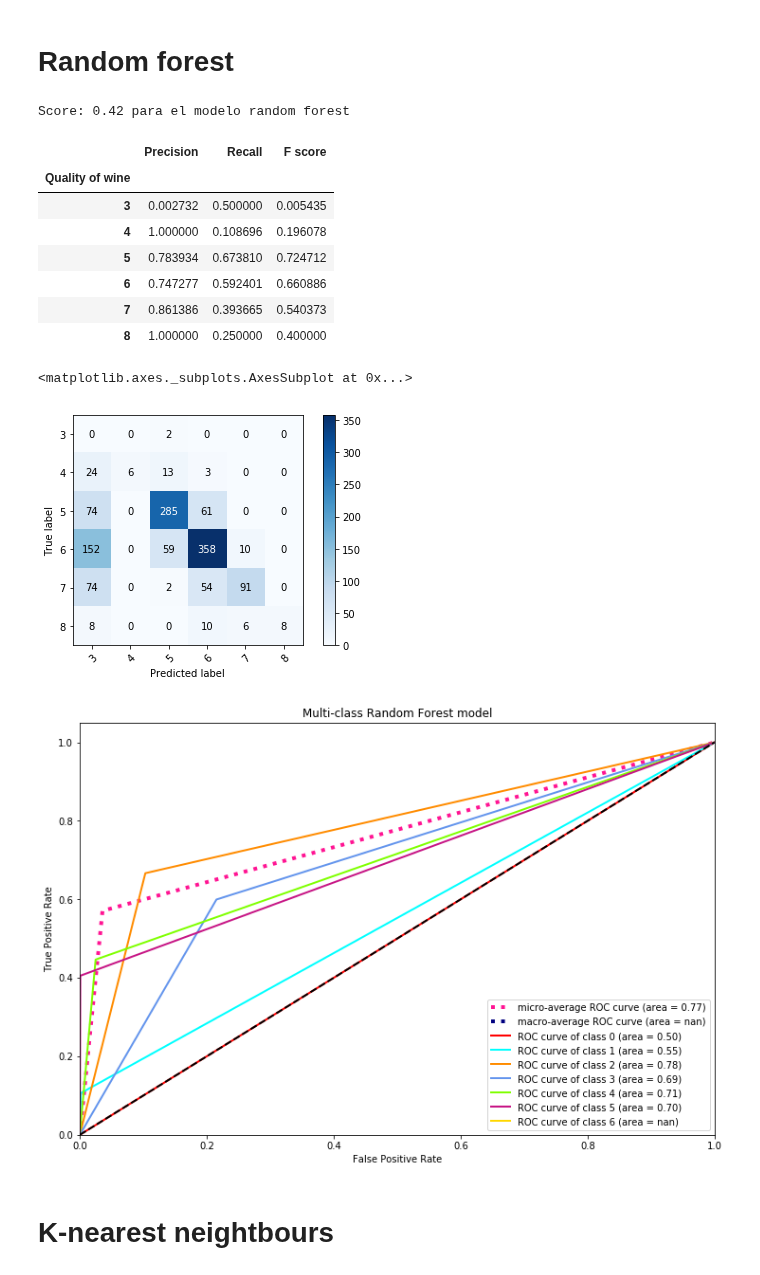
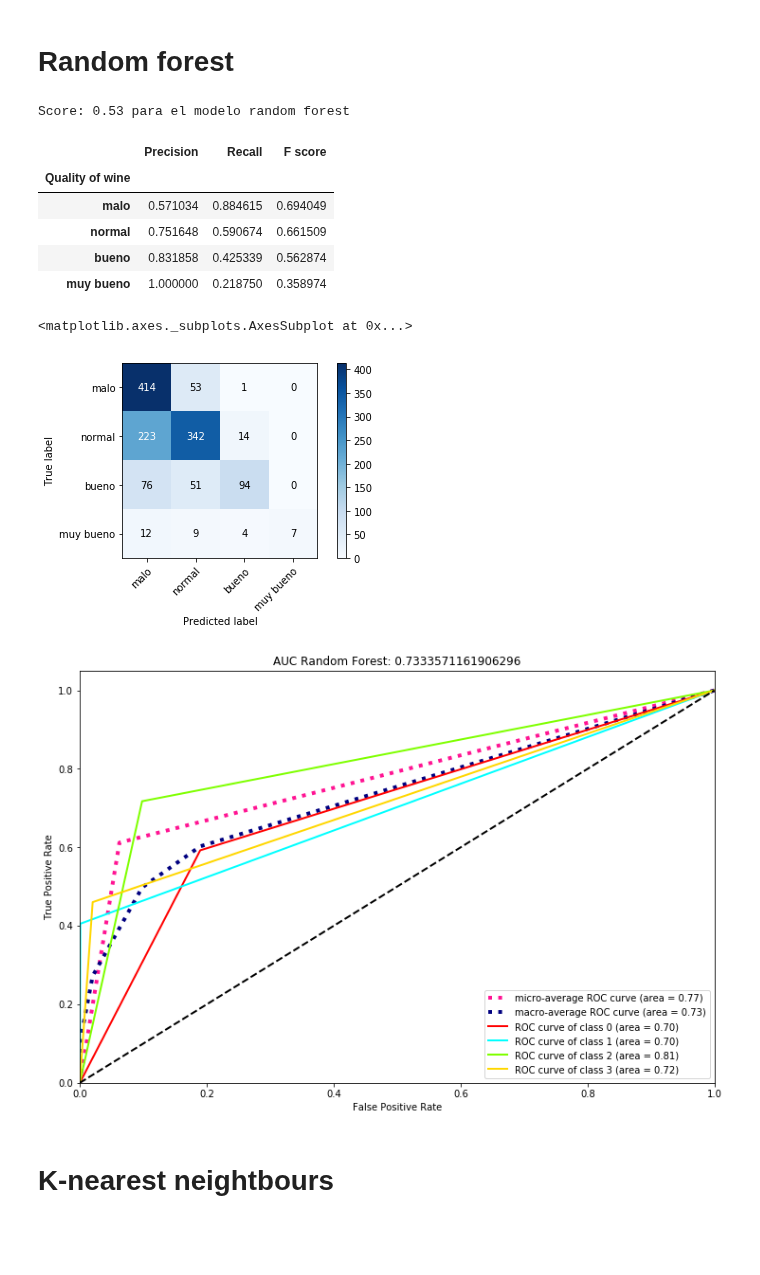
Before and after one commit to Paulapr/datamad0119, a Jupyter notebook: module-3/supervised-learning-project/your-code/Supervised learning project.ipynb, the cells around one changed output. Drawn from its saved outputs; the diff is of its cells as text; code cells hidden in the pictures; blank space fills up the shorter version.

Commit message:
reduccion de clases y mejora ROC curve

```diff
--- a/module-3/supervised-learning-project/your-code/Supervised learning project.ipynb
+++ b/module-3/supervised-learning-project/your-code/Supervised learning project.ipynb
@@ -86,13 +86,10 @@ display(wines.head())
 | 3 | 7.2 | 0.23 | 0.32 | 8.5 | 0.058 | 47.0 | ... |
 | 4 | 7.2 | 0.23 | 0.32 | 8.5 | 0.058 | 47.0 | ... |
 # %%
-wines['quality'] = wines['quality'].astype(str)   # convertir en categoria
-
 wines['quality'].value_counts()     # Multilabel, 7 categorias
 
 # de la calificacion mas baja (3),y las mas alta(9),hay pocos valores,en principio van a ser dificiles de predecir.
 # Los datos no estan balanceados, quizás lo mejor sería agruparlos en bins: 9,8,7 (bueno); 6(normal); 5,4,3 (regular)
-# de momento no voy a dividirlos, voy a entrenar asi el modelo para ver que resultados obtengo
 # %% [output]
 6    2836
 5    2138
@@ -102,3 +99,11 @@ wines['quality'].value_counts()     # Multilabel, 7 categorias
 3      30
 9       5
 Name: quality, dtype: int64
+# %%
+# Los datos no estan balanceados, lo mejor es agruparlos en bins:
+# 9,8 (muy bueno); 7 (bueno), 6(normal); 5,4,3 (malo)
+
+bins = [3,5,6,7,9]
+labels = ["malo","normal","bueno","muy bueno"]
+
+wines['quality'] = pd.cut(wines['quality'], bins=bins, labels=labels)
@@ -295,7 +309,7 @@ score_forest = balanced_accuracy_score(actual_values, predictions_forest)
 
 print("Score: %0.2f para el modelo random forest" % (score_forest))
 # %% [output]
-Score: 0.42 para el modelo random forest
+Score: 0.53 para el modelo random forest
 # %%
 # precision and recall
 
@@ -305,18 +319,19 @@ f_score = pd.DataFrame(f1_score(actual_values, predictions_forest, average=None)
 
 evaluation = pd.concat([precision, recall, f_score], axis=1)
 evaluation.columns = ['Precision', 'Recall', 'F score']
-evaluation.index = ['3','4','5','6','7','8']
+evaluation.index = ["malo","normal","bueno","muy bueno"]
 evaluation.index.name = 'Quality of wine'
 evaluation
+
+# los del bien muy bueno son los que peor se predicen ya que el número de registros es muy limitado.
+# los malos los identifica bien, lo cual ya es una ventaja
 # %% [output]
 |  | Precision | Recall | F score |
 | Quality of wine |  |  |  |
-| 3 | 0.002732 | 0.500000 | 0.005435 |
-| 4 | 1.000000 | 0.108696 | 0.196078 |
-| 5 | 0.783934 | 0.673810 | 0.724712 |
-| 6 | 0.747277 | 0.592401 | 0.660886 |
-| 7 | 0.861386 | 0.393665 | 0.540373 |
-| 8 | 1.000000 | 0.250000 | 0.400000 |
+| malo | 0.571034 | 0.884615 | 0.694049 |
+| normal | 0.751648 | 0.590674 | 0.661509 |
+| bueno | 0.831858 | 0.425339 | 0.562874 |
+| muy bueno | 1.000000 | 0.218750 | 0.358974 |
 # %%
 # confusion matrix
 
@@ -354,12 +369,12 @@ def plot_confusion_matrix(y_true, y_pred, classes,
 plot_confusion_matrix(actual_values, predictions_forest, y.columns)
 # %% [output]
 <matplotlib.axes._subplots.AxesSubplot at 0x...>
-[figure, old version]
+[figure, new version]
 # %%
 # ROC curve --> codigo de la documentacion
 
-y2 = label_binarize(y, classes=[0, 1, 2, 3, 4, 5, 6])
-n_classes = 7
+y2 = label_binarize(y, classes=["malo","normal","bueno","muy bueno"])
+n_classes = 4
 
 X_train2, X_test2, y_train2, y_test2 = train_test_split(X, y2, test_size=.2, random_state=0)
 
@@ -391,36 +406,37 @@ mean_tpr /= n_classes
 
 fpr["macro"] = all_fpr
 tpr["macro"] = mean_tpr
 roc_auc["macro"] = auc(fpr["macro"], tpr["macro"])
+auc_curve = metrics.roc_auc_score(y_test2, y_score)
 
 # Plot all ROC curves
 plt.figure(figsize = (12,8))
 plt.plot(fpr["micro"], tpr["micro"],
          label='micro-average ROC curve (area = {0:0.2f})'
                ''.format(roc_auc["micro"]),
          color='deeppink', linestyle=':', linewidth=4)
 
 plt.plot(fpr["macro"], tpr["macro"],
          label='macro-average ROC curve (area = {0:0.2f})'
                ''.format(roc_auc["macro"]),
          color='navy', linestyle=':', linewidth=4)
 
-colors = cycle(['red','aqua', 'darkorange', 'cornflowerblue','chartreuse','mediumvioletred','gold'])
+colors = cycle(['red','aqua','chartreuse','gold'])
 for i, color in zip(range(n_classes), colors):
     plt.plot(fpr[i], tpr[i], color=color, lw=2,
              label='ROC curve of class {0} (area = {1:0.2f})'
              ''.format(i, roc_auc[i]))
 
 plt.plot([0, 1], [0, 1], 'k--', lw=2)
 plt.xlim([0.0, 1.0])
 plt.ylim([0.0, 1.05])
 plt.xlabel('False Positive Rate')
 plt.ylabel('True Positive Rate')
-plt.title('Multi-class Random Forest model')
+plt.title("AUC Random Forest: {}".format(auc_curve))
 plt.legend(loc="lower right")
 plt.show()
 # %% [output]
-[figure, old version]
+[figure, new version]
 # %% [markdown]
 # K-nearest neightbours
 # %%
```
Also changed, not shown: parts of 12 cells of this notebook.
